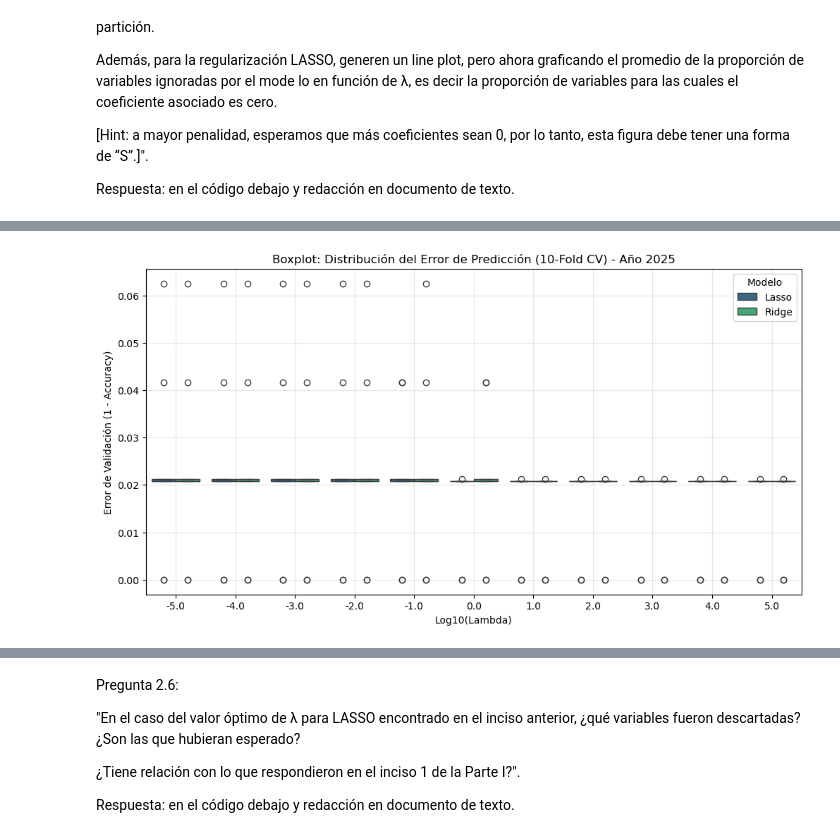
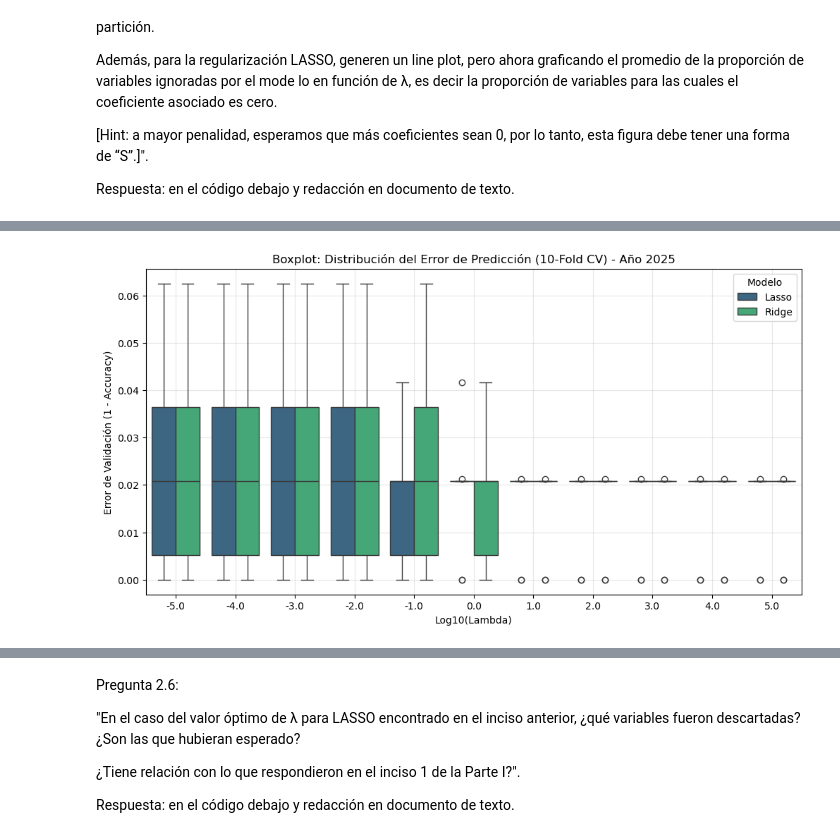
Before and after one commit to FAgustinAcosta/TPs_BigData2025, a Jupyter notebook: TP4/TP4_Parte2.ipynb, the cells around one changed output, grey strips where cells are left out. Saved outputs shown, nothing was run; the diff lists cells and outputs as text; code cells hidden in the pictures.

Commit message:
Limpieza más rigurosa (- agresiva) con modelos corriendo

```diff
--- a/TP4/TP4_Parte2.ipynb
+++ b/TP4/TP4_Parte2.ipynb
@@ -419,19 +407,17 @@ for anio in [2005, 2025]:
     print(f"\n{'='*40} PROCESANDO AÑO {anio} {'='*40}")
 
     # --- 1. Procesamiento previo de datos (análogo al realizado en el anterior enunciado) ---
-    # Asumo que 'resultados_ml' es tu diccionario base (o 'base_ml')
     X_train_raw = base_ml[anio]['X_train']
     y_train = base_ml[anio]['y_train']
 
-    # Limpieza de vacíos
-    X_train_clean1 = X_train_raw.dropna(axis=1, how='all')
-    # Filtro de 50% de nulos
-    umbral = 0.5 * len(X_train_clean1)
-    X_train_clean2 = X_train_clean1.dropna(axis=1, thresh=umbral)
+    # Limpieza de columnas con 100% Nulos
+    X_clean1 = X_train_raw.dropna(axis=1, how='all')
+    # Para este caso no es necesario alinear el X_test (buscamos el hiperparámetro óptimo, por lo que solo examinamos internamente usanddo únicamente el conjunto de entrenamiento)
 
     # Imputación
     imputer = SimpleImputer(strategy='median')
-    X_train_imp = pd.DataFrame(imputer.fit_transform(X_train_clean2), columns=X_train_clean2.columns)
+    cols_validas = X_clean1.columns    # Guardamos nombres de columnas
+    X_train_imp = pd.DataFrame(imputer.fit_transform(X_clean1), columns=cols_validas)
 
     # Estandarización
     scaler = StandardScaler()
@@ -441,80 +427,58 @@ for anio in [2005, 2025]:
     print(f"Variables finales entrando al modelo: {total_vars}")
 
     # --- 2. Barrido de lambdas y CV ---
-
     resultados_box = []   # Para el Boxplot (distribución del error)
     resultados_zeros = [] # Para el Lineplot (proporción de ceros)
+    lambda_optimo_lasso = None
 
     for metodo, penalty in [('Lasso', 'l1'), ('Ridge', 'l2')]:
         print(f"--> Evaluando {metodo}...")
-
         errores_medios = [] # Para encontrar el óptimo
 
         for lam in lambdas:
-            # Sklearn usa C = 1/lambda
-            C_val = 1 / lam if lam != 0 else 1e9
+            C_val = 1 / lam if lam != 0 else 1e9 # Sklearn usa C = 1/lambda
 
             # Configuramos el modelo logistic
             clf = LogisticRegression(
-                penalty=penalty,
-                C=C_val,
-                solver='saga', # 'saga' soporta L1 y L2 y es robusto
-                max_iter=5000,
-                tol=0.01,      # Tolerancia "turbo" para que no tarde años
-                random_state=101,
-                n_jobs=-1
+                penalty=penalty, C=C_val, solver='saga',  # 'saga' soporta L1 y L2 y es robusto
+                max_iter=5000, tol=0.001, random_state=101
             )
 
             # Hacemos Cross-Validation manual para guardar todo
-            cv_results = cross_validate(
-                clf, X_train_scaled, y_train,
-                cv=kf,
+            cv_res = cross_validate(
+                clf, X_train_scaled, y_train, cv=kf,
                 scoring='accuracy',    # Usamos accuracy para calcular error después
-                return_estimator=True, # Necesario para ver los coeficientes (ceros)
-                n_jobs=-1
+                return_estimator=True  # Necesario para ver los coeficientes (ceros)
             )
 
             # Calculamos el error de predicción (1 - Accuracy)
-            errores_folds = 1 - cv_results['test_score']
-            mean_error = np.mean(errores_folds)
+            errores = 1 - cv_res['test_score']
+            mean_error = np.mean(errores)
             errores_medios.append(mean_error)
 
-            # Guardamos CADA error para el Boxplot
-            for err in errores_folds:
-                resultados_box.append({
-                    'Modelo': metodo,
-                    'Lambda': lam,
-                    'Log_Lambda': np.log10(lam),
-                    'Error': err
-                })
+            # Guardamos cada error para el Boxplot
+            for err in errores:
+                resultados_box.append({'Modelo': metodo, 'Lambda': lam, 'Log_Lambda': np.log10(lam), 'Error': err})
 
-            # Si es LASSO, calculamos cuántas variables se hicieron CERO
+            # Si es LASSO, calculamos cuántas variables se hicieron cero
             if metodo == 'Lasso':
-                prop_zeros_folds = []
-                for estimator in cv_results['estimator']:
-                    # Contamos coeficientes nulos (con pequeña tolerancia)
-                    n_zeros = np.sum(np.abs(estimator.coef_) < 1e-5)
-                    prop_zeros_folds.append(n_zeros / total_vars)
-
-                resultados_zeros.append({
-                    'Lambda': lam,
-                    'Log_Lambda': np.log10(lam),
-                    'Prop_Ceros': np.mean(prop_zeros_folds) # Promedio de los 10 folds
-                })
+                # Contamos coeficientes nulos (con pequeña tolerancia)
+                prop_ceros = [np.sum(np.abs(est.coef_) < 1e-5) / total_vars for est in cv_res['estimator']]
+                resultados_zeros.append({'Log_Lambda': np.log10(lam), 'Prop_Ceros': np.mean(prop_ceros)}) # Promedio de los 10 folds
 
         # --- 3. Elegir y mostrar el óptimo ---
-        idx_optimo = np.argmin(errores_medios)
-        lambda_winner = lambdas[idx_optimo]
-        min_err_winner = errores_medios[idx_optimo]
+        idx_opt = np.argmin(errores_medios)
+        lambda_winner = lambdas[idx_opt]
+        print(f"   {metodo} Lambda Óptimo: {lambda_winner} (Error: {errores_medios[idx_opt]:.4f})")
 
-        print(f"   ★ {metodo} Lambda Óptimo: {lambda_winner} (Error medio: {min_err_winner:.4f})")
-        modelos_optimos[f"{anio}_{metodo}"] = lambda_winner
+        if metodo == 'Lasso':
+            lambda_optimo_lasso = lambda_winner
+
+    # --- 4. Graficar ---
 
     # Convertimos resultados a DataFrame para graficar
     df_box = pd.DataFrame(resultados_box)
     df_zeros = pd.DataFrame(resultados_zeros)
-
-    # --- 4. Graficar ---
 
     # Boxplot de Errores (Lasso y Ridge)
     plt.figure(figsize=(12, 6))
@@ -554 +518 @@ Variables finales entrando al modelo: 87
-[figure, old version]
+[figure, new version]
```
Also changed, not shown: parts of 2 cells of this notebook, 6 other files.
